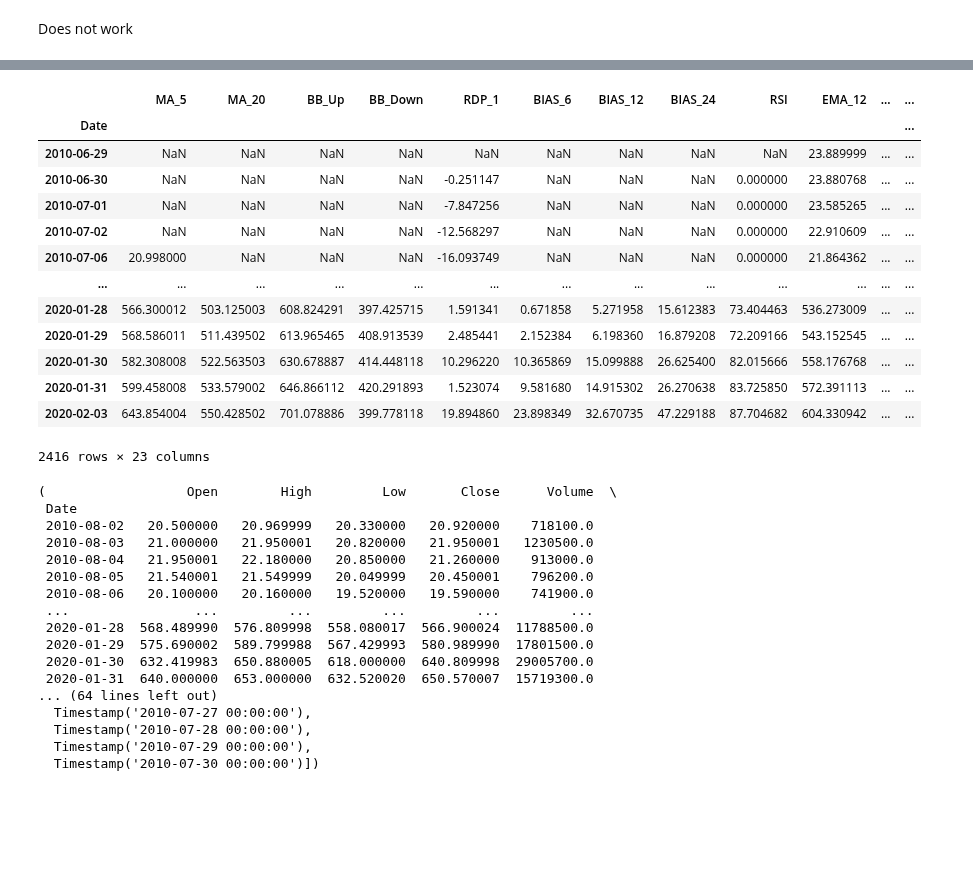
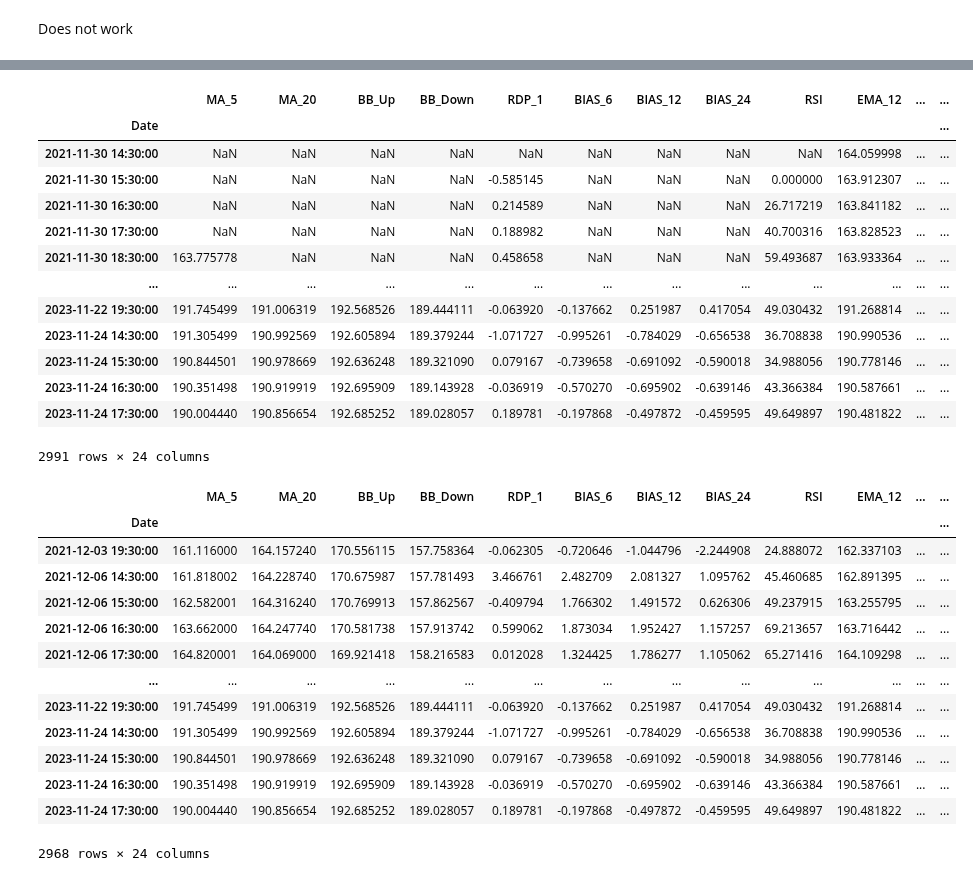
Before and after one commit to LeodeN2000/Financial_Trend_Forecasting, a Jupyter notebook: notebooks/Technical_Indicators/Technical_Indicators.ipynb, the cells around one changed output, grey strips where cells are left out. Saved outputs shown, nothing was run; the diff lists cells and outputs as text; code cells hidden in the pictures; blank space fills up the shorter version.

```diff
--- a/notebooks/Technical_Indicators/Technical_Indicators.ipynb
+++ b/notebooks/Technical_Indicators/Technical_Indicators.ipynb
@@ -61,4 +124,4 @@ def preprocess(df, Date_column, Open_column, High_column, Low_column, Close_colu
 # %%
-df = preprocess(df, 'Date', 'Open', 'High', 'Low', 'Close', 'Volume')
+df = data_formating(df, 'Unnamed: 0', 'Open-AAPL', 'High-AAPL', 'Low-AAPL', 'Adj Close-AAPL', 'Volume-AAPL')
 df
 # %% [output]
@@ -686,3 +749,18 @@ trading_volume(df)
 ## 2. Finishing touches
 # %% [markdown]
 Does not work
+# %%
+def label_data(df):
+    # Create a new column 'Label' and initialize with 0 (constant)
+    df['Label'] = 0
+
+    # Label -1 (down) where 'Open' is higher than 'Adj Close'
+    df.loc[df['Open'] > df['Adj_Close'], 'Label'] = -1
+
+    # Label +1 (up) where 'Open' is lower than 'Adj Close'
+    df.loc[df['Open'] < df['Adj_Close'], 'Label'] = 1
+
+    return df
+# %%
+labeled_df = label_data(df)
+labeled_df
@@ -689,11 +782,11 @@ Does not work
 # %%
-def drop_columns(df, columns_to_drop=['Open', 'High', 'Low', 'Close', 'Volume']):
+def drop_columns(df, columns_to_drop=['Open', 'High', 'Low', 'Adj_Close', 'Volume']):
     """
     Drop specified columns from a DataFrame.
 
     Parameters:
     - df (pd.DataFrame): Input DataFrame.
-    - columns_to_drop (list): List of column names to drop. Default is ['Open', 'High', 'Low', 'Close', 'Volume'].
+    - columns_to_drop (list): List of column names to drop. Default is ['Open', 'High', 'Low', 'Adj_Close', 'Volume'].
 
     Returns:
     - pd.DataFrame: DataFrame with specified columns dropped.
@@ -703,22 +796,23 @@ def drop_columns(df, columns_to_drop=['Open', 'High', 'Low', 'Close', 'Volume'])
 
     return df
 # %%
-drop_columns(df)
+drop_df = drop_columns(labeled_df)
+drop_df
 # %% [output]
 |  | MA_5 | MA_20 | BB_Up | BB_Down | RDP_1 | BIAS_6 | BIAS_12 | BIAS_24 | RSI | EMA_12 | ... | ... |
 | Date |  |  |  |  |  |  |  |  |  |  |  | ... |
-| 2010-06-29 | NaN | NaN | NaN | NaN | NaN | NaN | NaN | NaN | NaN | 23.889999 | ... | ... |
-| 2010-06-30 | NaN | NaN | NaN | NaN | -0.251147 | NaN | NaN | NaN | 0.000000 | 23.880768 | ... | ... |
-| 2010-07-01 | NaN | NaN | NaN | NaN | -7.847256 | NaN | NaN | NaN | 0.000000 | 23.585265 | ... | ... |
-| 2010-07-02 | NaN | NaN | NaN | NaN | -12.568297 | NaN | NaN | NaN | 0.000000 | 22.910609 | ... | ... |
-| 2010-07-06 | 20.998000 | NaN | NaN | NaN | -16.093749 | NaN | NaN | NaN | 0.000000 | 21.864362 | ... | ... |
+| 2021-11-30 14:30:00 | NaN | NaN | NaN | NaN | NaN | NaN | NaN | NaN | NaN | 164.059998 | ... | ... |
+| 2021-11-30 15:30:00 | NaN | NaN | NaN | NaN | -0.585145 | NaN | NaN | NaN | 0.000000 | 163.912307 | ... | ... |
+| 2021-11-30 16:30:00 | NaN | NaN | NaN | NaN | 0.214589 | NaN | NaN | NaN | 26.717219 | 163.841182 | ... | ... |
+| 2021-11-30 17:30:00 | NaN | NaN | NaN | NaN | 0.188982 | NaN | NaN | NaN | 40.700316 | 163.828523 | ... | ... |
+| 2021-11-30 18:30:00 | 163.775778 | NaN | NaN | NaN | 0.458658 | NaN | NaN | NaN | 59.493687 | 163.933364 | ... | ... |
 | ... | ... | ... | ... | ... | ... | ... | ... | ... | ... | ... | ... | ... |
-| 2020-01-28 | 566.300012 | 503.125003 | 608.824291 | 397.425715 | 1.591341 | 0.671858 | 5.271958 | 15.612383 | 73.404463 | 536.273009 | ... | ... |
-| 2020-01-29 | 568.586011 | 511.439502 | 613.965465 | 408.913539 | 2.485441 | 2.152384 | 6.198360 | 16.879208 | 72.209166 | 543.152545 | ... | ... |
-| 2020-01-30 | 582.308008 | 522.563503 | 630.678887 | 414.448118 | 10.296220 | 10.365869 | 15.099888 | 26.625400 | 82.015666 | 558.176768 | ... | ... |
-| 2020-01-31 | 599.458008 | 533.579002 | 646.866112 | 420.291893 | 1.523074 | 9.581680 | 14.915302 | 26.270638 | 83.725850 | 572.391113 | ... | ... |
-| 2020-02-03 | 643.854004 | 550.428502 | 701.078886 | 399.778118 | 19.894860 | 23.898349 | 32.670735 | 47.229188 | 87.704682 | 604.330942 | ... | ... |
+| 2023-11-22 19:30:00 | 191.745499 | 191.006319 | 192.568526 | 189.444111 | -0.063920 | -0.137662 | 0.251987 | 0.417054 | 49.030432 | 191.268814 | ... | ... |
+| 2023-11-24 14:30:00 | 191.305499 | 190.992569 | 192.605894 | 189.379244 | -1.071727 | -0.995261 | -0.784029 | -0.656538 | 36.708838 | 190.990536 | ... | ... |
+| 2023-11-24 15:30:00 | 190.844501 | 190.978669 | 192.636248 | 189.321090 | 0.079167 | -0.739658 | -0.691092 | -0.590018 | 34.988056 | 190.778146 | ... | ... |
+| 2023-11-24 16:30:00 | 190.351498 | 190.919919 | 192.695909 | 189.143928 | -0.036919 | -0.570270 | -0.695902 | -0.639146 | 43.366384 | 190.587661 | ... | ... |
+| 2023-11-24 17:30:00 | 190.004440 | 190.856654 | 192.685252 | 189.028057 | 0.189781 | -0.197868 | -0.497872 | -0.459595 | 49.649897 | 190.481822 | ... | ... |
-2416 rows × 23 columns
+2991 rows × 24 columns
 # %%
 def drop_nan_rows_with_indices(df):
     """
@@ -739,25 +833,23 @@ def drop_nan_rows_with_indices(df):
 
     return cleaned_df, nan_indices
 # %%
-drop_nan_rows_with_indices(df)
+labeled_df = drop_nan_rows_with_indices(drop_df)[0]
+labeled_df
 # %% [output]
+|  | MA_5 | MA_20 | BB_Up | BB_Down | RDP_1 | BIAS_6 | BIAS_12 | BIAS_24 | RSI | EMA_12 | ... | ... |
+| Date |  |  |  |  |  |  |  |  |  |  |  | ... |
+| 2021-12-03 19:30:00 | 161.116000 | 164.157240 | 170.556115 | 157.758364 | -0.062305 | -0.720646 | -1.044796 | -2.244908 | 24.888072 | 162.337103 | ... | ... |
+| 2021-12-06 14:30:00 | 161.818002 | 164.228740 | 170.675987 | 157.781493 | 3.466761 | 2.482709 | 2.081327 | 1.095762 | 45.460685 | 162.891395 | ... | ... |
+| 2021-12-06 15:30:00 | 162.582001 | 164.316240 | 170.769913 | 157.862567 | -0.409794 | 1.766302 | 1.491572 | 0.626306 | 49.237915 | 163.255795 | ... | ... |
+| 2021-12-06 16:30:00 | 163.662000 | 164.247740 | 170.581738 | 157.913742 | 0.599062 | 1.873034 | 1.952427 | 1.157257 | 69.213657 | 163.716442 | ... | ... |
+| 2021-12-06 17:30:00 | 164.820001 | 164.069000 | 169.921418 | 158.216583 | 0.012028 | 1.324425 | 1.786277 | 1.105062 | 65.271416 | 164.109298 | ... | ... |
+| ... | ... | ... | ... | ... | ... | ... | ... | ... | ... | ... | ... | ... |
+| 2023-11-22 19:30:00 | 191.745499 | 191.006319 | 192.568526 | 189.444111 | -0.063920 | -0.137662 | 0.251987 | 0.417054 | 49.030432 | 191.268814 | ... | ... |
+| 2023-11-24 14:30:00 | 191.305499 | 190.992569 | 192.605894 | 189.379244 | -1.071727 | -0.995261 | -0.784029 | -0.656538 | 36.708838 | 190.990536 | ... | ... |
+| 2023-11-24 15:30:00 | 190.844501 | 190.978669 | 192.636248 | 189.321090 | 0.079167 | -0.739658 | -0.691092 | -0.590018 | 34.988056 | 190.778146 | ... | ... |
+| 2023-11-24 16:30:00 | 190.351498 | 190.919919 | 192.695909 | 189.143928 | -0.036919 | -0.570270 | -0.695902 | -0.639146 | 43.366384 | 190.587661 | ... | ... |
+| 2023-11-24 17:30:00 | 190.004440 | 190.856654 | 192.685252 | 189.028057 | 0.189781 | -0.197868 | -0.497872 | -0.459595 | 49.649897 | 190.481822 | ... | ... |
-(                  Open        High         Low       Close      Volume  \
- Date
- 2010-08-02   20.500000   20.969999   20.330000   20.920000    718100.0
- 2010-08-03   21.000000   21.950001   20.820000   21.950001   1230500.0
- 2010-08-04   21.950001   22.180000   20.850000   21.260000    913000.0
- 2010-08-05   21.540001   21.549999   20.049999   20.450001    796200.0
- 2010-08-06   20.100000   20.160000   19.520000   19.590000    741900.0
- ...                ...         ...         ...         ...         ...
- 2020-01-28  568.489990  576.809998  558.080017  566.900024  11788500.0
- 2020-01-29  575.690002  589.799988  567.429993  580.989990  17801500.0
- 2020-01-30  632.419983  650.880005  618.000000  640.809998  29005700.0
- 2020-01-31  640.000000  653.000000  632.520020  650.570007  15719300.0
-... (64 lines left out)
-  Timestamp('2010-07-27 00:00:00'),
-  Timestamp('2010-07-28 00:00:00'),
-  Timestamp('2010-07-29 00:00:00'),
-  Timestamp('2010-07-30 00:00:00')])
+2968 rows × 24 columns
 # %%
 def scale_dataframe(df):
     """
```
Also changed, not shown: parts of 44 cells of this notebook.
